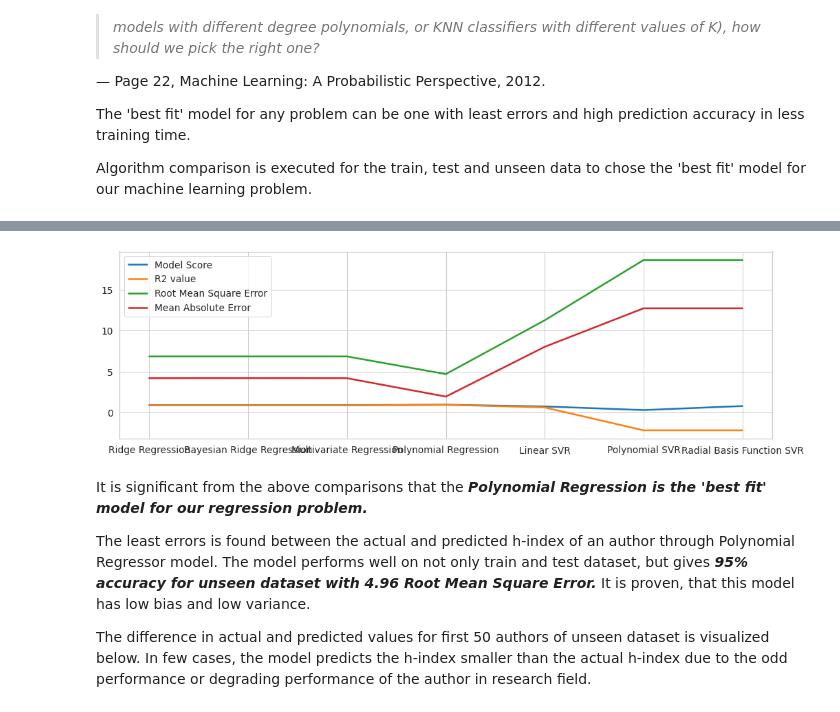
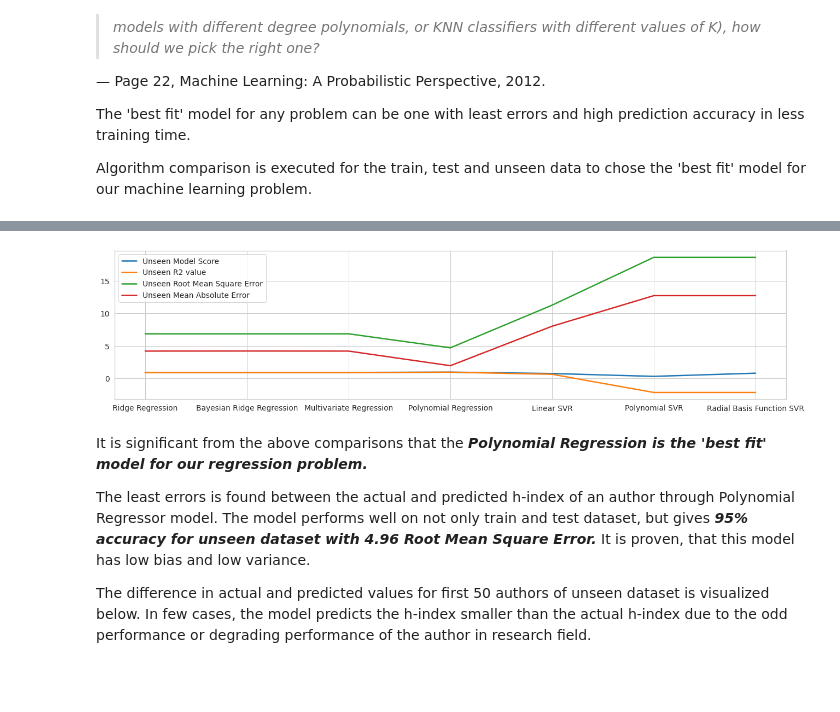
Before and after one commit to HarshPatel-HP/Research-Impact-Modelling-RIM, a Jupyter notebook: Research_Impact_Modeling.ipynb, the cells around one changed output, grey strips where cells are left out. Saved outputs shown, nothing was run; the diff lists cells and outputs as text; code cells hidden in the pictures; blank space fills up the shorter version.

```diff
--- a/Research_Impact_Modeling.ipynb
+++ b/Research_Impact_Modeling.ipynb
@@ -1749,7 +1753,7 @@ The first line of code below instantiates the Ridge Regression model with an `al
 The model predictions are made on the training, testing and unseen data.
 # %%
 # Building ridge regression model and fitting train data into it
-ridgecv_regression_model = RidgeCV(cv=5, alphas=(0.001,0.01,0.1,1.0) ).fit(X_train,y_train)
+ridgecv_regression_model = RidgeCV(cv=10, alphas=(0.0001,0.001,0.01,0.1,1.0) ).fit(X_train,y_train)
 
 # Predicting h-index based on train, test and unseen data
 ridgecv_predict_train_y = ridgecv_regression_model.predict(X_train)
@@ -2425,9 +2429,9 @@ unseen_r2 = [unseen_r2_ridgecv, unseen_r2_bayesianridge, unseen_r2_multilinear,
 unseen_model_score =[ridgecv_unseen_score, bayesianridge_unseen_score, multilinear_unseen_score, polynomial_unseen_score, svr_linear_unseen_score, svr_poly_unseen_score, svr_rbf_unseen_score]
 
 # Creating a model comparison dataframe for Unseen Data
-col={'Model Score': unseen_model_score, 'R2 value': unseen_r2, 'Root Mean Square Error':unseen_rmse,'Mean Absolute Error':unseen_mae}
+col={'Unseen Model Score': unseen_model_score, 'Unseen R2 value': unseen_r2, 'Unseen Root Mean Square Error':unseen_rmse,'Unseen Mean Absolute Error':unseen_mae}
 models=['Ridge Regression','Bayesian Ridge Regression', 'Multivariate Regression','Polynomial Regression','Linear SVR', 'Polynomial SVR', 'Radial Basis Function SVR']
 unseen_model_comparison_df=DataFrame(data=col,index=models)
-unseen_model_comparison_df.plot(kind='line', figsize =(17,5))
+unseen_model_comparison_df.plot(kind='line', figsize =(22,5))
 unseen_model_comparison_df
 # %% [output]
@@ -2435,11 +2439,11 @@ unseen_model_comparison_df
 | Ridge Regression | 0.91 | 0.89 | 6.84 | 4.19 |
 | Bayesian Ridge Regression | 0.91 | 0.89 | 6.84 | 4.20 |
 | Multivariate Regression | 0.91 | 0.89 | 6.84 | 4.19 |
 | Polynomial Regression | 0.96 | 0.95 | 4.69 | 1.95 |
 | Linear SVR | 0.75 | 0.63 | 11.24 | 8.01 |
 | Polynomial SVR | 0.31 | -2.16 | 18.58 | 12.70 |
 | Radial Basis Function SVR | 0.80 | -2.16 | 18.58 | 12.70 |
-[figure, old version]
+[figure, new version]
 # %% [markdown]
 It is significant from the above comparisons that the ***Polynomial Regression is the 'best fit' model for our regression problem.***
 
```
Also changed, not shown: parts of 16 cells of this notebook.
